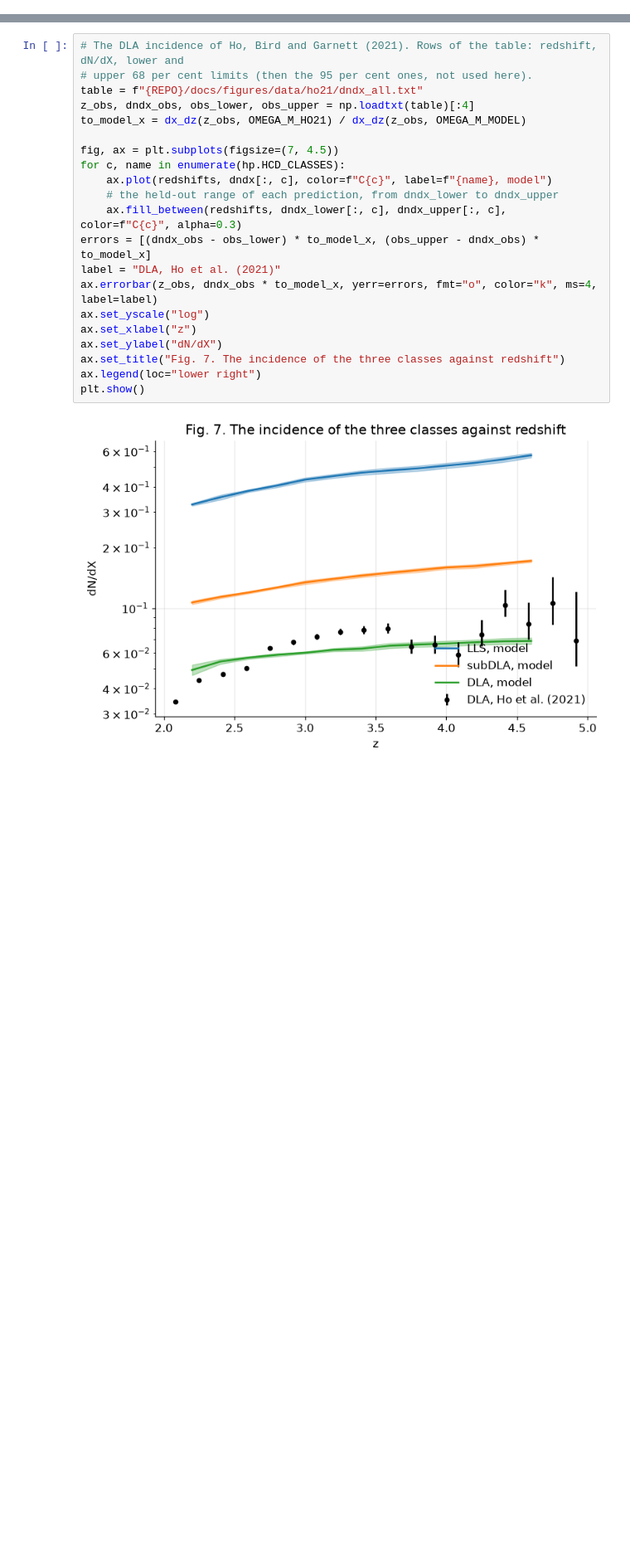
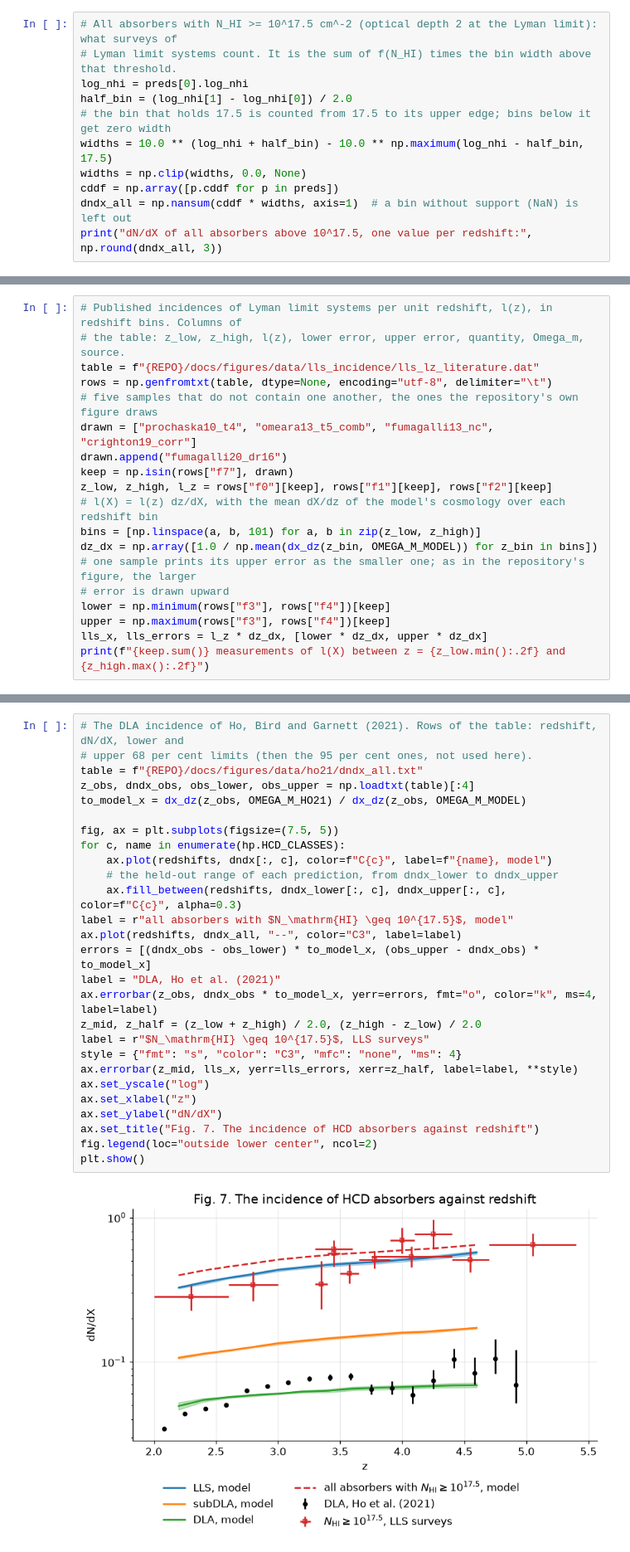
Before and after one commit to jibanCat/hcd_priya, a Jupyter notebook: notebooks/tutorial/hcd_priya_tutorial.ipynb, the cells around one changed output, grey strips where cells are left out. Shown at 83% size. Cells and saved outputs as stored; diff of their text form; blank space fills up the shorter version.

```diff
--- a/notebooks/tutorial/hcd_priya_tutorial.ipynb
+++ b/notebooks/tutorial/hcd_priya_tutorial.ipynb
@@ -277,3 +275,14 @@ def dx_dz(z: np.ndarray, omega_m: float) -> np.ndarray:
         dX/dz at each redshift.
     """
     return (1.0 + z) ** 2 / np.sqrt(omega_m * (1.0 + z) ** 3 + 1.0 - omega_m)
+# %%
+# All absorbers with N_HI >= 10^17.5 cm^-2 (optical depth 2 at the Lyman limit): what surveys of
+# Lyman limit systems count. It is the sum of f(N_HI) times the bin width above that threshold.
+log_nhi = preds[0].log_nhi
+half_bin = (log_nhi[1] - log_nhi[0]) / 2.0
+# the bin that holds 17.5 is counted from 17.5 to its upper edge; bins below it get zero width
+widths = 10.0 ** (log_nhi + half_bin) - 10.0 ** np.maximum(log_nhi - half_bin, 17.5)
+widths = np.clip(widths, 0.0, None)
+cddf = np.array([p.cddf for p in preds])
+dndx_all = np.nansum(cddf * widths, axis=1)  # a bin without support (NaN) is left out
+print("dN/dX of all absorbers above 10^17.5, one value per redshift:", np.round(dndx_all, 3))
@@ -279,0 +292,19 @@ def dx_dz(z: np.ndarray, omega_m: float) -> np.ndarray:
+# %%
+# Published incidences of Lyman limit systems per unit redshift, l(z), in redshift bins. Columns of
+# the table: z_low, z_high, l(z), lower error, upper error, quantity, Omega_m, source.
+table = f"{REPO}/docs/figures/data/lls_incidence/lls_lz_literature.dat"
+rows = np.genfromtxt(table, dtype=None, encoding="utf-8", delimiter="\t")
+# five samples that do not contain one another, the ones the repository's own figure draws
+drawn = ["prochaska10_t4", "omeara13_t5_comb", "fumagalli13_nc", "crighton19_corr"]
+drawn.append("fumagalli20_dr16")
+keep = np.isin(rows["f7"], drawn)
+z_low, z_high, l_z = rows["f0"][keep], rows["f1"][keep], rows["f2"][keep]
+# l(X) = l(z) dz/dX, with the mean dX/dz of the model's cosmology over each redshift bin
+bins = [np.linspace(a, b, 101) for a, b in zip(z_low, z_high)]
+dz_dx = np.array([1.0 / np.mean(dx_dz(z_bin, OMEGA_M_MODEL)) for z_bin in bins])
+# one sample prints its upper error as the smaller one; as in the repository's figure, the larger
+# error is drawn upward
+lower = np.minimum(rows["f3"], rows["f4"])[keep]
+upper = np.maximum(rows["f3"], rows["f4"])[keep]
+lls_x, lls_errors = l_z * dz_dx, [lower * dz_dx, upper * dz_dx]
+print(f"{keep.sum()} measurements of l(X) between z = {z_low.min():.2f} and {z_high.max():.2f}")
@@ -280,24 +313,30 @@ def dx_dz(z: np.ndarray, omega_m: float) -> np.ndarray:
 # %%
 # The DLA incidence of Ho, Bird and Garnett (2021). Rows of the table: redshift, dN/dX, lower and
 # upper 68 per cent limits (then the 95 per cent ones, not used here).
 table = f"{REPO}/docs/figures/data/ho21/dndx_all.txt"
 z_obs, dndx_obs, obs_lower, obs_upper = np.loadtxt(table)[:4]
 to_model_x = dx_dz(z_obs, OMEGA_M_HO21) / dx_dz(z_obs, OMEGA_M_MODEL)
 
-fig, ax = plt.subplots(figsize=(7, 4.5))
+fig, ax = plt.subplots(figsize=(7.5, 5))
 for c, name in enumerate(hp.HCD_CLASSES):
     ax.plot(redshifts, dndx[:, c], color=f"C{c}", label=f"{name}, model")
     # the held-out range of each prediction, from dndx_lower to dndx_upper
     ax.fill_between(redshifts, dndx_lower[:, c], dndx_upper[:, c], color=f"C{c}", alpha=0.3)
+label = r"all absorbers with $N_\mathrm{HI} \geq 10^{17.5}$, model"
+ax.plot(redshifts, dndx_all, "--", color="C3", label=label)
 errors = [(dndx_obs - obs_lower) * to_model_x, (obs_upper - dndx_obs) * to_model_x]
 label = "DLA, Ho et al. (2021)"
 ax.errorbar(z_obs, dndx_obs * to_model_x, yerr=errors, fmt="o", color="k", ms=4, label=label)
+z_mid, z_half = (z_low + z_high) / 2.0, (z_high - z_low) / 2.0
+label = r"$N_\mathrm{HI} \geq 10^{17.5}$, LLS surveys"
+style = {"fmt": "s", "color": "C3", "mfc": "none", "ms": 4}
+ax.errorbar(z_mid, lls_x, yerr=lls_errors, xerr=z_half, label=label, **style)
 ax.set_yscale("log")
 ax.set_xlabel("z")
 ax.set_ylabel("dN/dX")
-ax.set_title("Fig. 7. The incidence of the three classes against redshift")
-ax.legend(loc="lower right")
+ax.set_title("Fig. 7. The incidence of HCD absorbers against redshift")
+fig.legend(loc="outside lower center", ncol=2)
 plt.show()
 # %% [output]
-[figure, old version]
+[figure, new version]
 # %% [markdown]
```
Also changed, not shown: parts of 30 cells of this notebook.
